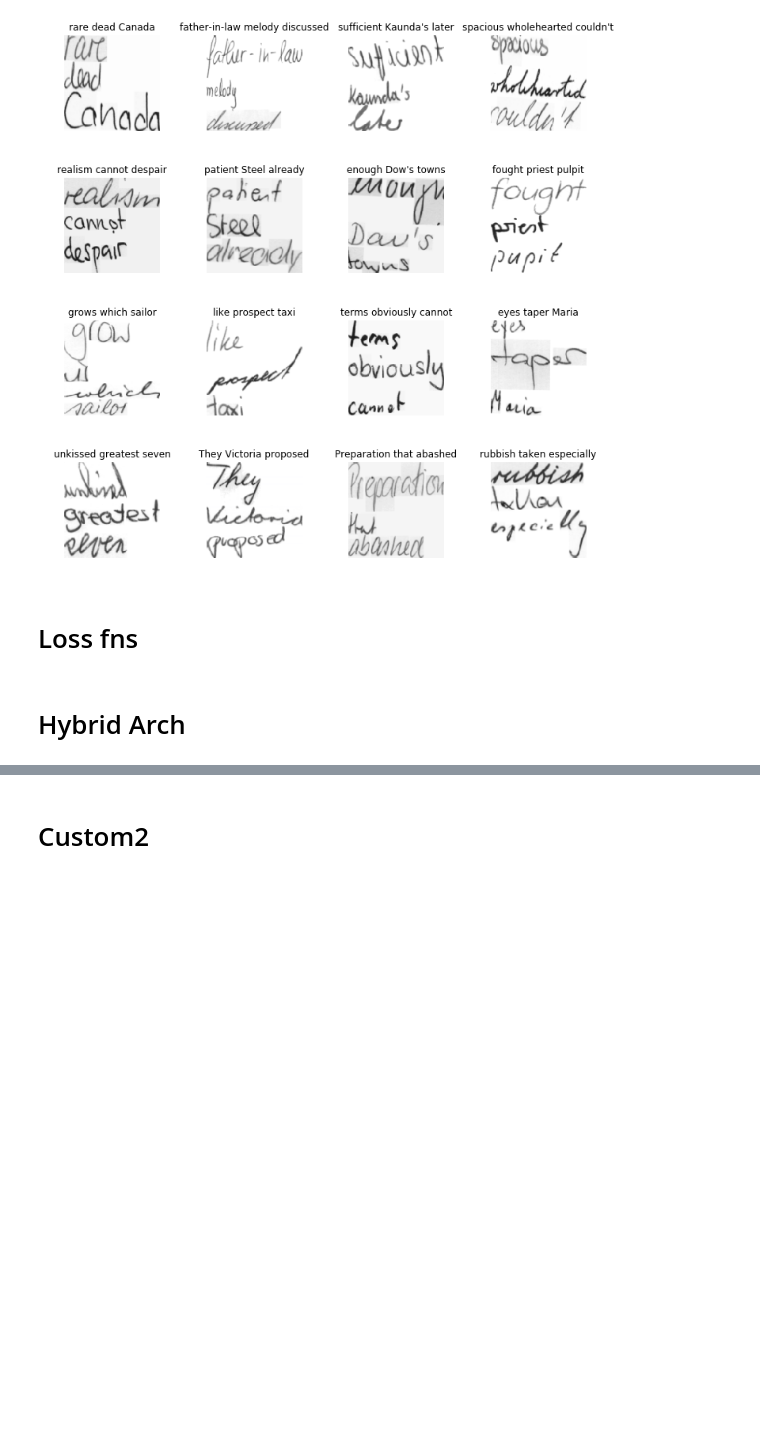
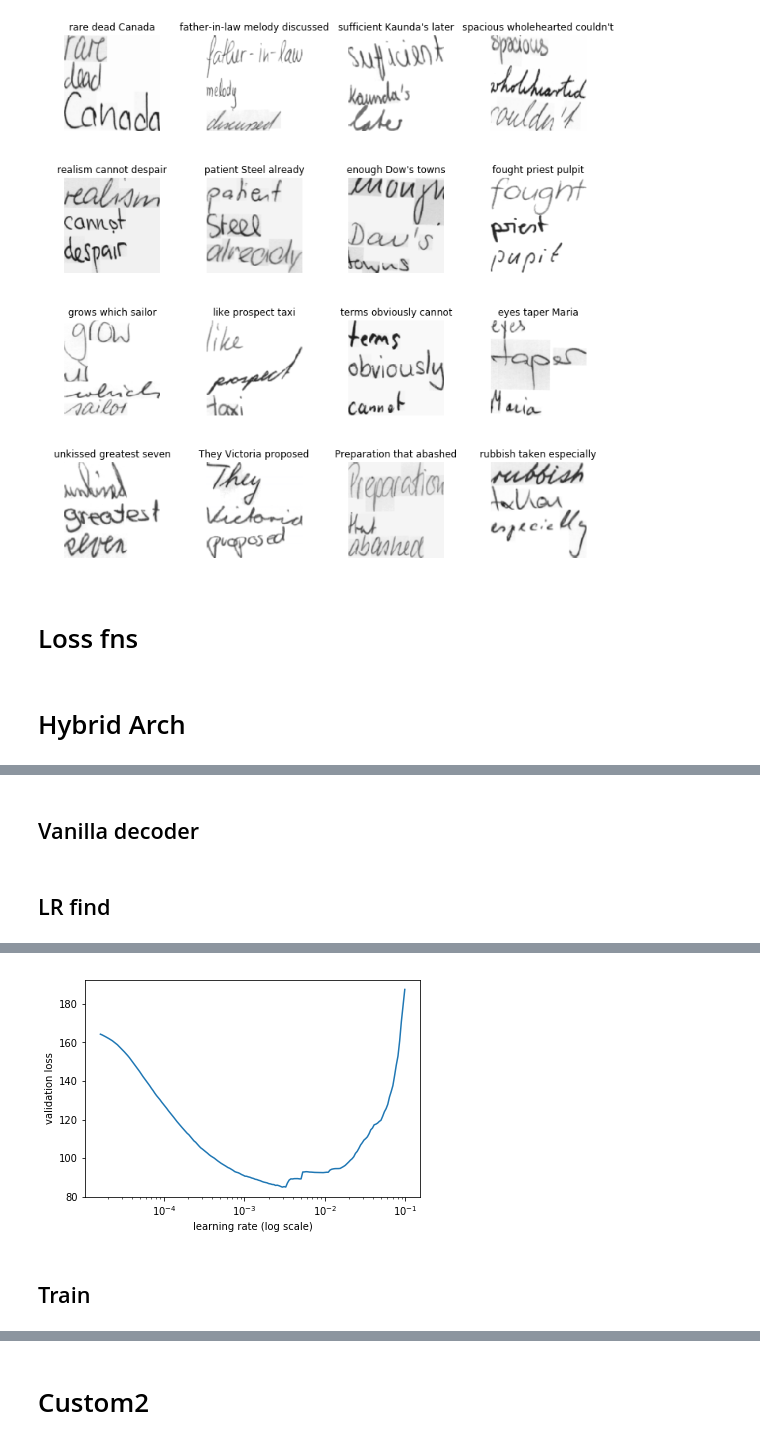
Before and after one commit to ahs8w/Handwriting, a Jupyter notebook: OCR-attn-words.ipynb, the cells around one changed output, grey strips where cells are left out. Saved outputs shown, nothing was run; the diff lists cells and outputs as text; code cells hidden in the pictures; blank space fills up the shorter version.

```diff
--- a/OCR-attn-words.ipynb
+++ b/OCR-attn-words.ipynb
@@ -501,3 +559,5 @@ class Seq2SeqRNN(nn.Module):
         res = torch.stack(res)
         if ret_attn: res = res,torch.stack(attns)
         return res
+# %% [markdown]
+## Vanilla decoder
@@ -503,0 +596,6 @@ class Seq2SeqRNN(nn.Module):
+# %% [markdown]
+## LR find
+# %%
+learn.lr_find()
+learn.sched.plot()
+# %% [output]
@@ -504,2 +603,5 @@ class Seq2SeqRNN(nn.Module):
+[figure, added]
+# %% [markdown]
+## Train
 # %%
 opt_fn = partial(optim.Adam, betas=(0.7, 0.99))
```
Also changed, not shown: parts of 29 cells of this notebook.
